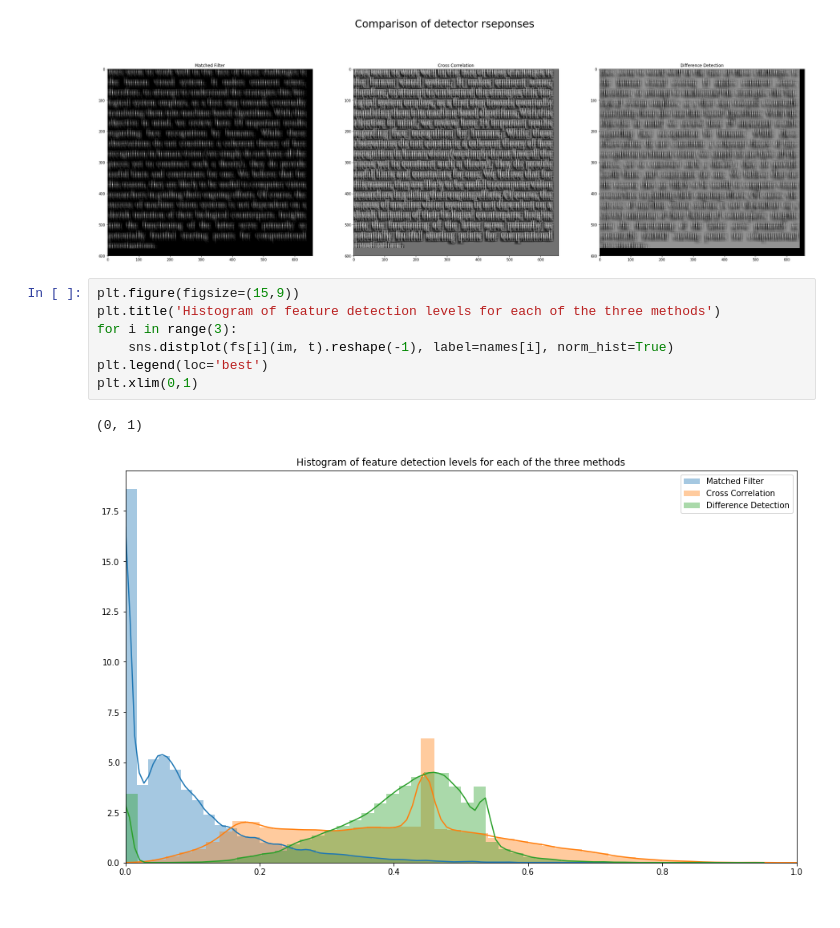
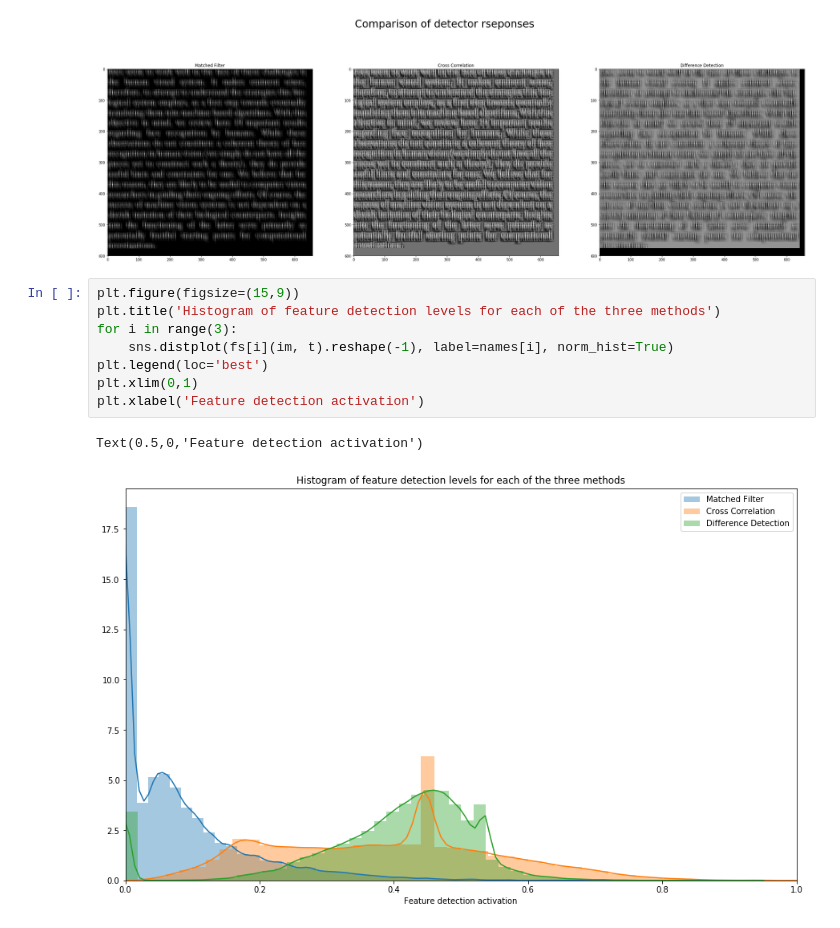
Before and after one commit to cnapun/EECS-531, a Jupyter notebook: A1/FeatureDetector.ipynb, the cells around one changed output. Saved outputs shown, nothing was run; the diff lists cells and outputs as text.

```diff
--- a/A1/FeatureDetector.ipynb
+++ b/A1/FeatureDetector.ipynb
@@ -66,10 +66,11 @@ for i in range(3):
 # %%
 plt.figure(figsize=(15,9))
 plt.title('Histogram of feature detection levels for each of the three methods')
 for i in range(3):
     sns.distplot(fs[i](im, t).reshape(-1), label=names[i], norm_hist=True)
 plt.legend(loc='best')
 plt.xlim(0,1)
+plt.xlabel('Feature detection activation')
 # %% [output]
-(0, 1)
+Text(0.5,0,'Feature detection activation')
-[figure, old version]
+[figure, new version]
```
Also changed, not shown: 6 other files.
